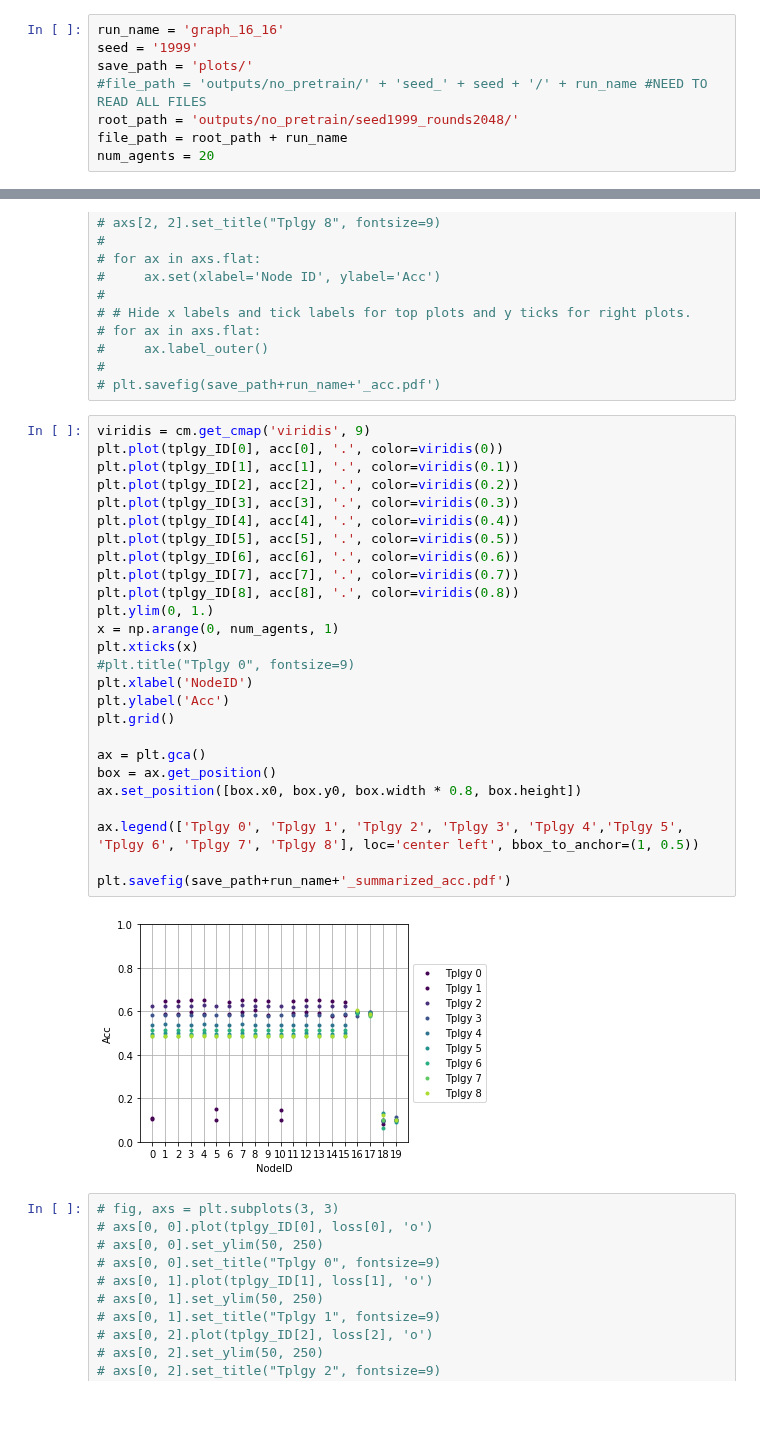
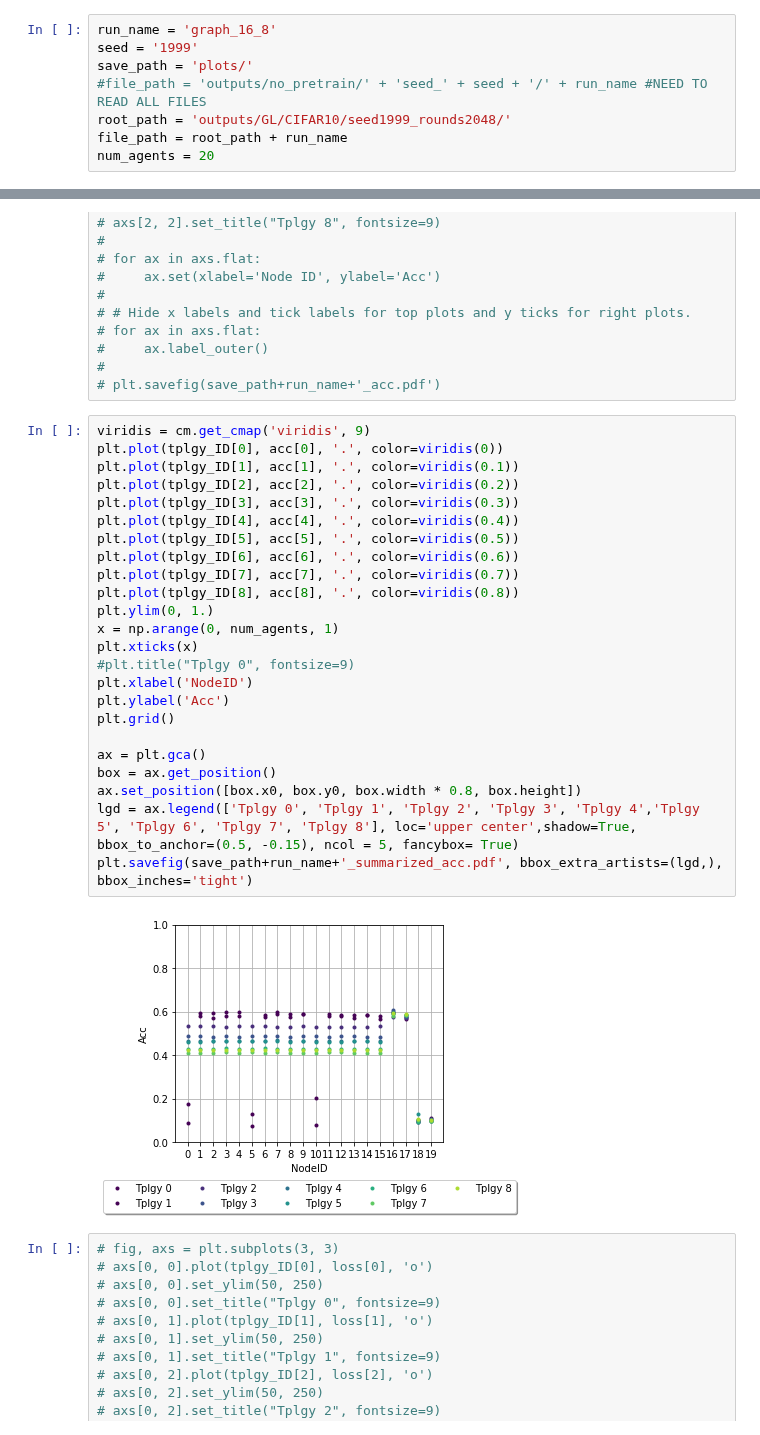
Before and after one commit to AitorB16/GLow, a Jupyter notebook: 16_visualize_results.ipynb, the cells around one changed output, grey strips where cells are left out. Drawn from its saved outputs; the diff is of its cells as text; blank space fills up the shorter version.

Commit message:
Legend position updated

```diff
--- a/16_visualize_results.ipynb
+++ b/16_visualize_results.ipynb
@@ -6,11 +6,11 @@ from pathlib import Path
 import matplotlib.pyplot as plt
 from matplotlib import cm
 # %%
-run_name = 'graph_16_16'
+run_name = 'graph_16_8'
 seed = '1999'
 save_path = 'plots/'
 #file_path = 'outputs/no_pretrain/' + 'seed_' + seed + '/' + run_name #NEED TO READ ALL FILES
-root_path = 'outputs/no_pretrain/seed1999_rounds2048/'
+root_path = 'outputs/GL/CIFAR10/seed1999_rounds2048/'
 file_path = root_path + run_name
 num_agents = 20
 # %%
@@ -115,31 +115,29 @@ print(exec_times)
 # %%
 viridis = cm.get_cmap('viridis', 9)
 plt.plot(tplgy_ID[0], acc[0], '.', color=viridis(0))
 plt.plot(tplgy_ID[1], acc[1], '.', color=viridis(0.1))
 plt.plot(tplgy_ID[2], acc[2], '.', color=viridis(0.2))
 plt.plot(tplgy_ID[3], acc[3], '.', color=viridis(0.3))
 plt.plot(tplgy_ID[4], acc[4], '.', color=viridis(0.4))
 plt.plot(tplgy_ID[5], acc[5], '.', color=viridis(0.5))
 plt.plot(tplgy_ID[6], acc[6], '.', color=viridis(0.6))
 plt.plot(tplgy_ID[7], acc[7], '.', color=viridis(0.7))
 plt.plot(tplgy_ID[8], acc[8], '.', color=viridis(0.8))
 plt.ylim(0, 1.)
 x = np.arange(0, num_agents, 1)
 plt.xticks(x)
 #plt.title("Tplgy 0", fontsize=9)
 plt.xlabel('NodeID')
 plt.ylabel('Acc')
 plt.grid()
 
 ax = plt.gca()
 box = ax.get_position()
 ax.set_position([box.x0, box.y0, box.width * 0.8, box.height])
-
-ax.legend(['Tplgy 0', 'Tplgy 1', 'Tplgy 2', 'Tplgy 3', 'Tplgy 4','Tplgy 5', 'Tplgy 6', 'Tplgy 7', 'Tplgy 8'], loc='center left', bbox_to_anchor=(1, 0.5))
-
-plt.savefig(save_path+run_name+'_summarized_acc.pdf')
+lgd = ax.legend(['Tplgy 0', 'Tplgy 1', 'Tplgy 2', 'Tplgy 3', 'Tplgy 4','Tplgy 5', 'Tplgy 6', 'Tplgy 7', 'Tplgy 8'], loc='upper center',shadow=True, bbox_to_anchor=(0.5, -0.15), ncol = 5, fancybox= True)
+plt.savefig(save_path+run_name+'_summarized_acc.pdf', bbox_extra_artists=(lgd,), bbox_inches='tight')
 # %% [output]
-[figure, old version]
+[figure, new version]
 # %%
 # fig, axs = plt.subplots(3, 3)
 # axs[0, 0].plot(tplgy_ID[0], loss[0], 'o')
```
Also changed, not shown: parts of 6 cells of this notebook, 1 other file.
